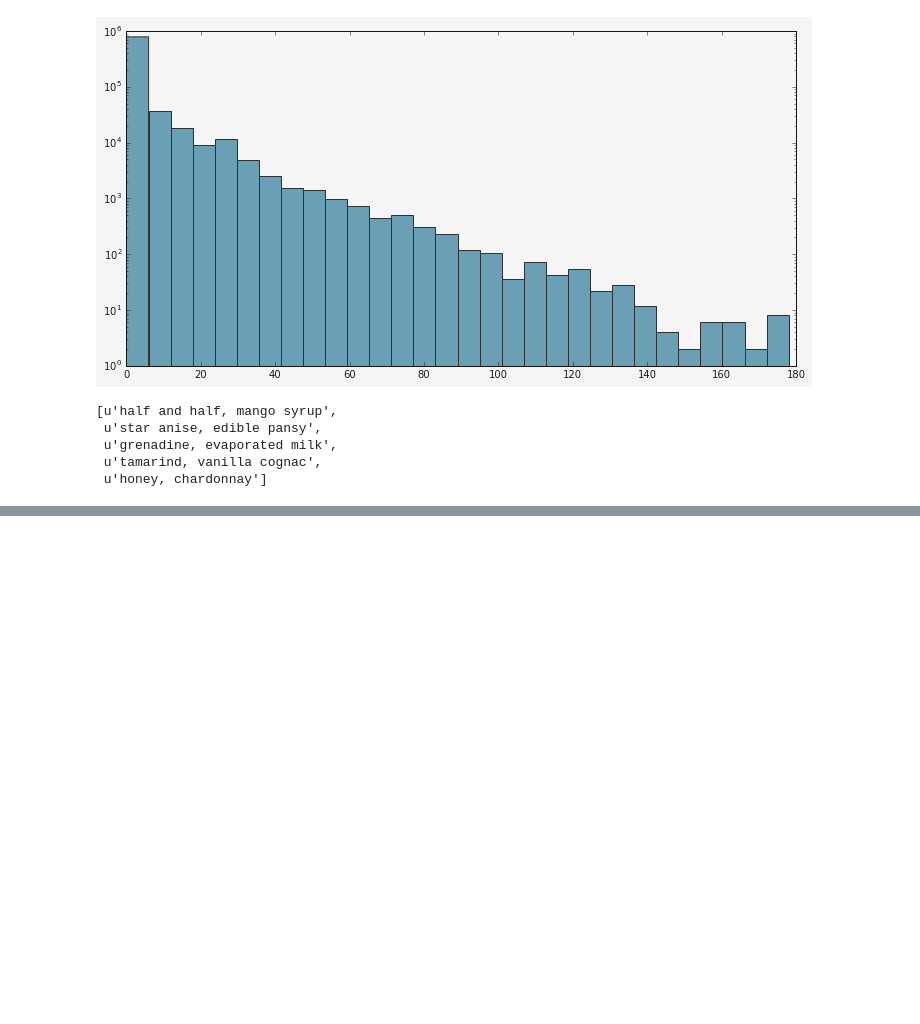
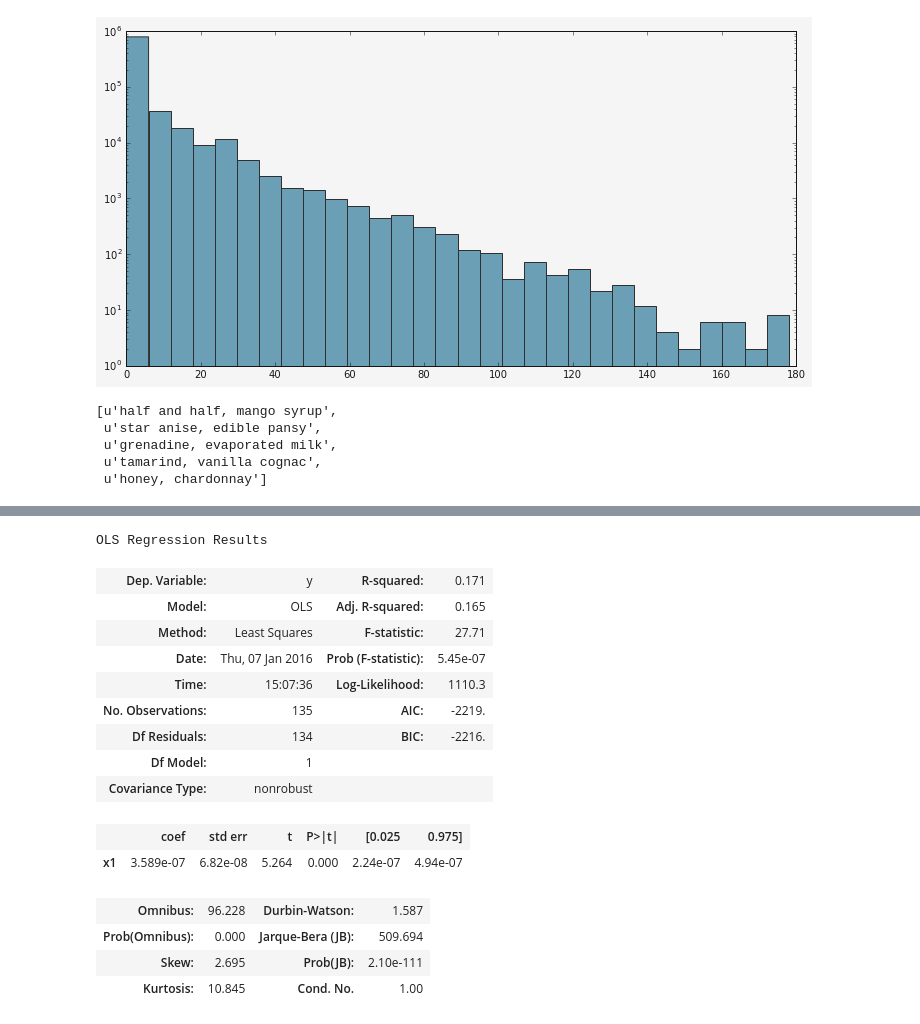
Before and after one commit to drschwenk/mixedCompany, a Jupyter notebook: null_model_test.ipynb, the cells around one changed output, grey strips where cells are left out. Saved outputs shown, nothing was run; the diff lists cells and outputs as text; code cells hidden in the pictures; blank space fills up the shorter version.

Commit message:
nice result with null model

```diff
--- a/null_model_test.ipynb
+++ b/null_model_test.ipynb
@@ -80,0 +200,21 @@ avg_random.keys()[:5]
+# %%
+lin_reg = OLS(yb, xns)
+results = lin_reg.fit()
+results.summary()
+# %% [output]
+OLS Regression Results
+| Dep. Variable: | y | R-squared: | 0.171 |
+| Model: | OLS | Adj. R-squared: | 0.165 |
+| Method: | Least Squares | F-statistic: | 27.71 |
+| Date: | Thu, 07 Jan 2016 | Prob (F-statistic): | 5.45e-07 |
+| Time: | 15:07:36 | Log-Likelihood: | 1110.3 |
+| No. Observations: | 135 | AIC: | -2219. |
+| Df Residuals: | 134 | BIC: | -2216. |
+| Df Model: | 1 |  |  |
+| Covariance Type: | nonrobust |  |  |
+|  | coef | std err | t | P>|t| | [0.025 | 0.975] |
+| x1 | 3.589e-07 | 6.82e-08 | 5.264 | 0.000 | 2.24e-07 | 4.94e-07 |
+| Omnibus: | 96.228 | Durbin-Watson: | 1.587 |
+| Prob(Omnibus): | 0.000 | Jarque-Bera (JB): | 509.694 |
+| Skew: | 2.695 | Prob(JB): | 2.10e-111 |
+| Kurtosis: | 10.845 | Cond. No. | 1.00 |
```
Also changed, not shown: parts of 17 cells of this notebook.
